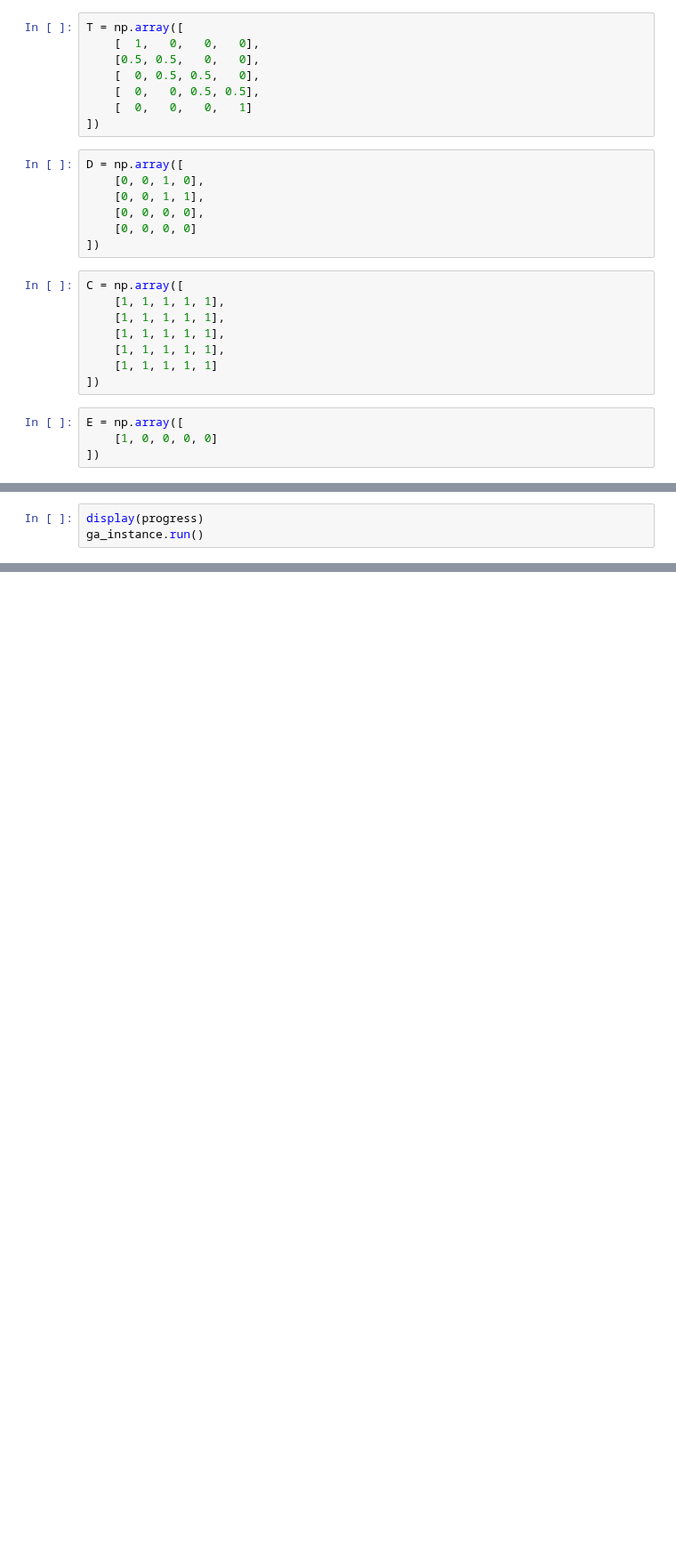
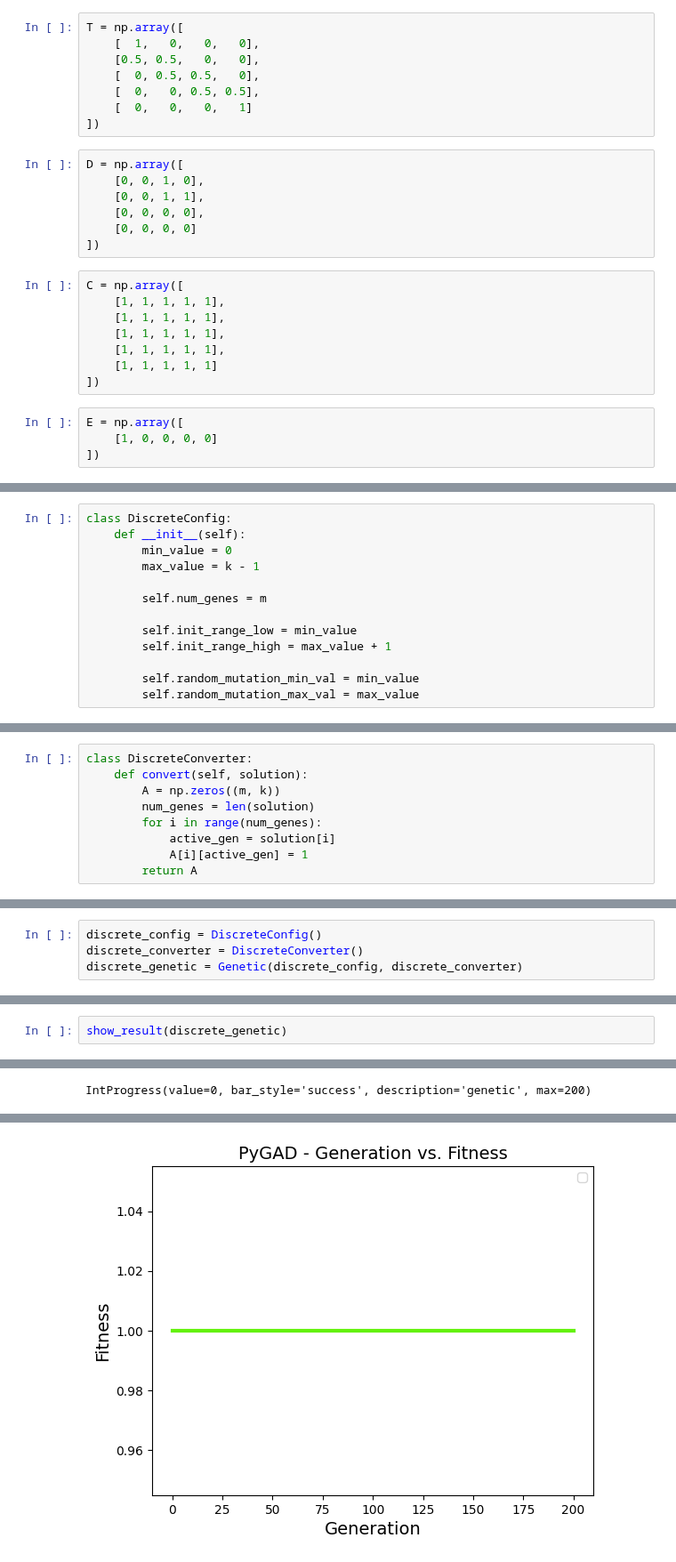
Before and after one commit to Dambr/yewking, a Jupyter notebook: task_description/genetic_algorithm.ipynb, the cells around one changed output, grey strips where cells are left out. Shown at 89% size. Drawn from its saved outputs; the diff is of its cells as text; blank space fills up the shorter version.

```diff
--- a/task_description/genetic_algorithm.ipynb
+++ b/task_description/genetic_algorithm.ipynb
@@ -70,0 +82,13 @@ progress = IntProgress(min=0, max=num_generations, value=0, description='genetic
+# %%
+class DiscreteConfig:
+    def __init__(self):
+        min_value = 0
+        max_value = k - 1
+
+        self.num_genes = m
+
+        self.init_range_low = min_value
+        self.init_range_high = max_value + 1
+
+        self.random_mutation_min_val = min_value
+        self.random_mutation_max_val = max_value
@@ -70,0 +100,9 @@ progress = IntProgress(min=0, max=num_generations, value=0, description='genetic
+# %%
+class DiscreteConverter:
+    def convert(self, solution):
+        A = np.zeros((m, k))
+        num_genes = len(solution)
+        for i in range(num_genes):
+            active_gen = solution[i]
+            A[i][active_gen] = 1
+        return A
@@ -143,3 +202,4 @@ If you do not want to mutate any gene, please set mutation_type=None.
 # %%
-display(progress)
-ga_instance.run()
+discrete_config = DiscreteConfig()
+discrete_converter = DiscreteConverter()
+discrete_genetic = Genetic(discrete_config, discrete_converter)
@@ -168,0 +218,3 @@ ga_instance.plot_fitness()
+# %%
+show_result(discrete_genetic)
+# %% [output]
@@ -168,0 +223 @@ ga_instance.plot_fitness()
+IntProgress(value=0, bar_style='success', description='genetic', max=200)
@@ -168,0 +231 @@ ga_instance.plot_fitness()
+[figure, added]
```
Also changed, not shown: parts of 20 cells of this notebook, 9 other files.
